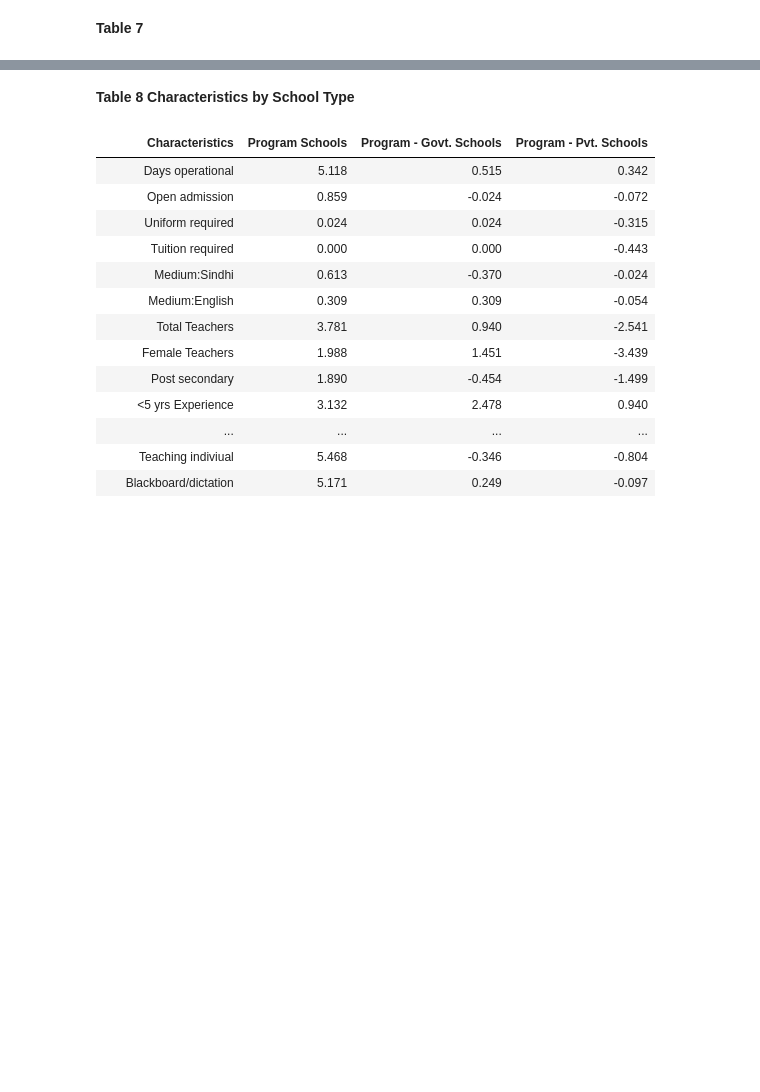
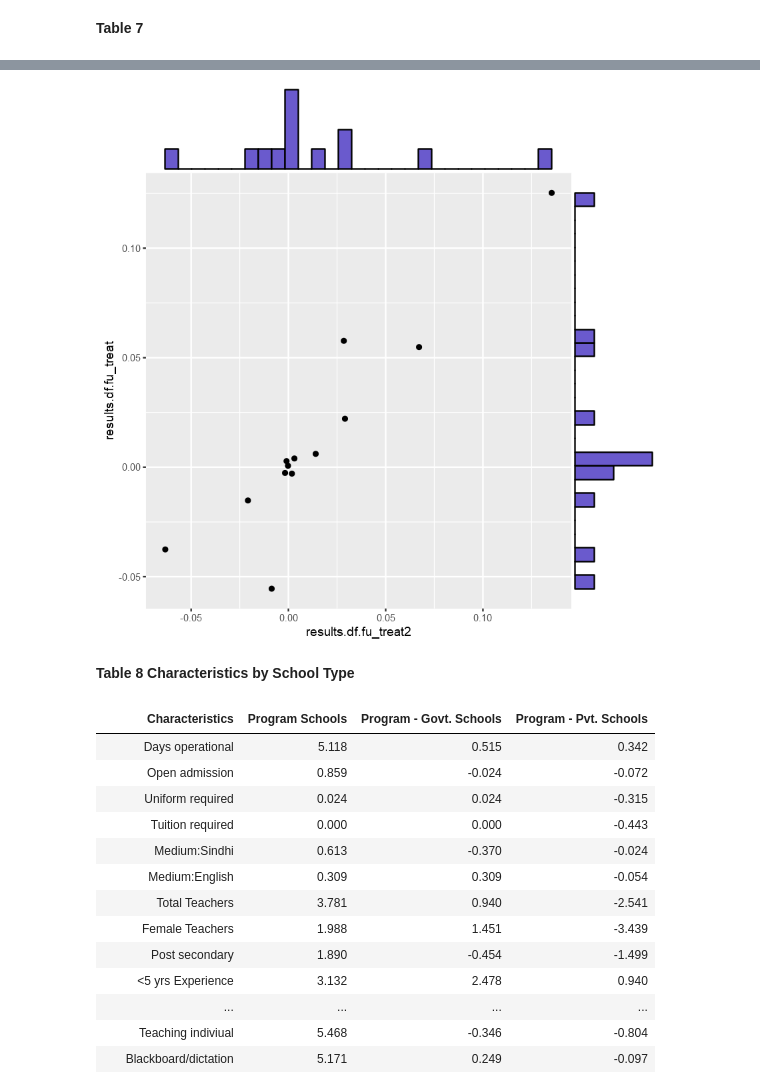
Before and after one commit to Abraham-newbie/Replication, a Jupyter notebook: project.ipynb, the cells around one changed output, grey strips where cells are left out. Saved outputs shown, nothing was run; the diff lists cells and outputs as text; code cells hidden in the pictures; blank space fills up the shorter version.

```diff
--- a/project.ipynb
+++ b/project.ipynb
@@ -225,3 +305,12 @@ Table 7 : Program Impacts on Aspirations
+# %%
+p <- ggplot(data = figure_2.1_data,
+          aes(x =results.df.fu_treat2, y = results.df.fu_treat)) +
+      geom_point() +
+      theme(legend.position="none")
+p1 <- ggMarginal(p, fill = "slateblue",type="histogram")
+p1
+# %% [output]
+[figure, added]
 # %% [markdown]
 **Table 8 Characteristics by School Type**
 # %%
```
Also changed, not shown: parts of 14 cells of this notebook, 2 other files.
